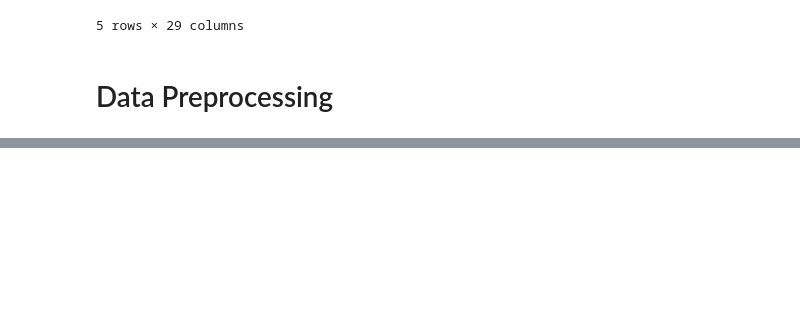
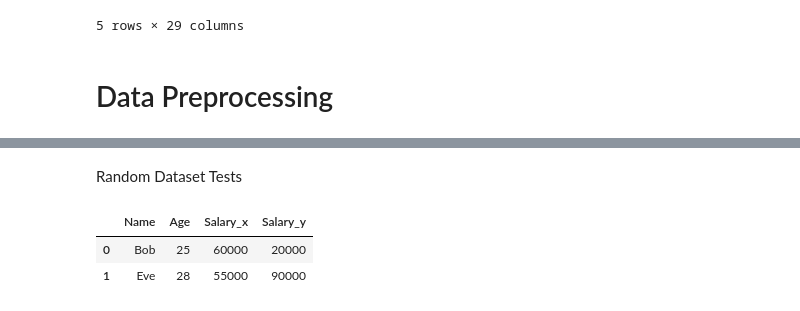
Before and after one commit to Chris-Miracle/spotify-set, a Jupyter notebook: Spotify_set.ipynb, the cells around one changed output, grey strips where cells are left out. Saved outputs shown, nothing was run; the diff lists cells and outputs as text; code cells hidden in the pictures; blank space fills up the shorter version.

```diff
--- a/Spotify_set.ipynb
+++ b/Spotify_set.ipynb
@@ -19,0 +38,26 @@ df = pd.read_csv('low_popularity_spotify_data.csv')
+# %% [markdown]
+Random Dataset Tests
+# %%
+# Random Dataset Tests
+
+data = {
+    'Name': ['Alice', 'Bob', 'Charlie', 'David', 'Eve'],
+    'Age': [30, 25, 35, 40, 28],
+    'Salary': [50000, 60000, 70000, 80000, 55000]
+}
+
+data_2 = {
+    'Name': ['Bob', 'Eve'],
+    'Salary' : [20000, 90000]
+}
+
+df_rand = pd.DataFrame(data)
+df_rand_2 = pd.DataFrame(data_2)
+
+df_rand_merge = pd.merge(df_rand, df_rand_2, on="Name")
+
+df_rand_merge
+# %% [output]
+|  | Name | Age | Salary_x | Salary_y |
+| 0 | Bob | 25 | 60000 | 20000 |
+| 1 | Eve | 28 | 55000 | 90000 |
```
Also changed, not shown: parts of 1 cell of this notebook.
